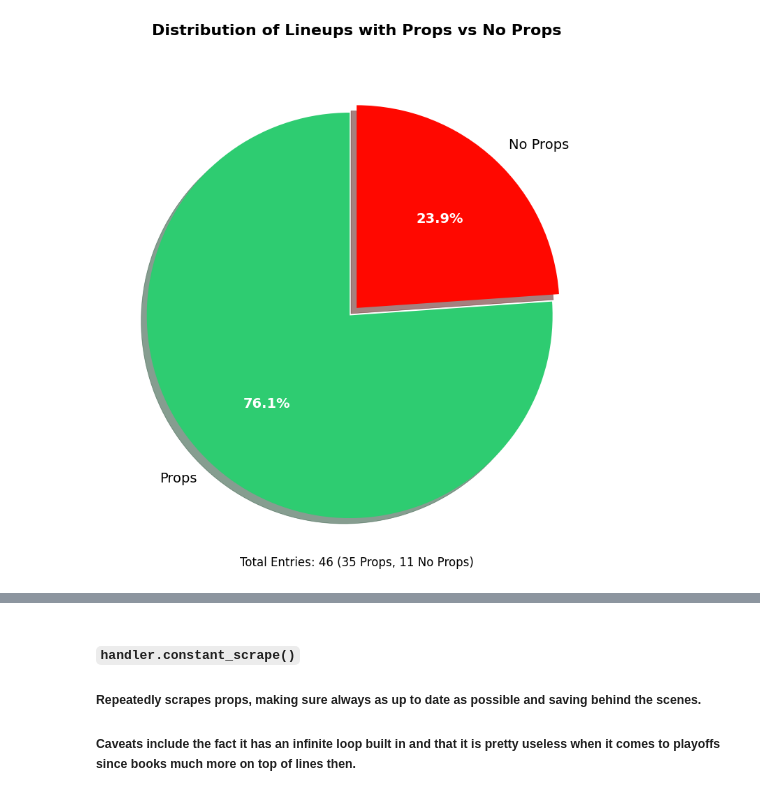
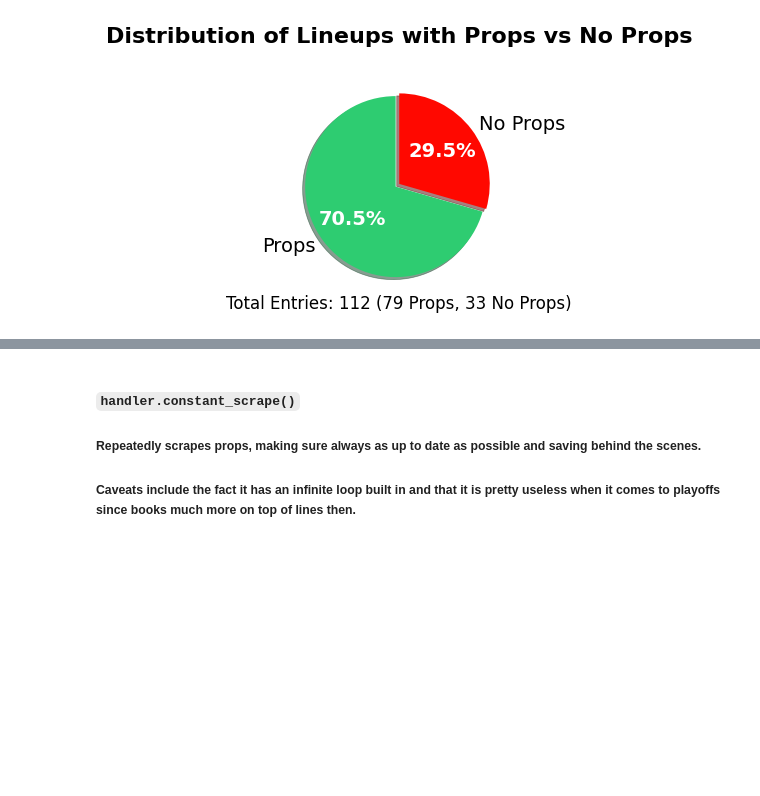
Before and after one commit to jackdegen/nba-props, a Jupyter notebook: src/props.ipynb, the cells around one changed output, grey strips where cells are left out. Drawn from its saved outputs; the diff is of its cells as text; code cells hidden in the pictures; blank space fills up the shorter version.

Commit message:
refactored repo to be more dataclass heavy and more easily configurable

```diff
--- a/src/props.ipynb
+++ b/src/props.ipynb
@@ -60,0 +36,18 @@ SA              9
+# %%
+df = PropHandler(
+    SITE,
+    MODE,
+    edits=EDITS,
+    ownership=OWNERSHIP,
+    drop=DROP,
+    # override_edits=OVERRIDE_EDITS
+).load(
+    update=True,
+    sort="e_fpts/$",
+).reset_index().assign(
+    e_ratio=lambda df_: (df_.e_fpts / df_.fpts).round(3),
+    # historical=lambda df_: df_.name.map(lambda name_: HISTORICAL.get(name_, 0.0)),
+    # hist_diff=lambda df_: df_.fpts-df_.historical,
+    # hist_ratio=lambda df_: (df_.fpts/df_.historical).round(2),
+    rank=lambda df_: df_.index+1
+).set_index('name')
@@ -61,17 +105,14 @@ SA              9
 # %%
-own_df = (pd
-          .read_csv(f'/home/deegs/devel/repos/nba-boxscores-git/nba-boxscores/data/2024-2025/contest-files/{SITE}/current/current-ownership.csv')
-          .set_index('name')
-         )
-
-df['own'] = df.index.map(lambda name: own_df.loc[name, 'own'] if name in own_df.index else 1)
-
-if not df.loc[df['no-props']==1].empty:
+if not df.loc[df.props == '---'].empty:
     try:
-        fig = visualize_prop_ratio(df, cutoff=0.0)
+        fig = prop_ratio(df, cutoff=0.0)
         display(fig)  # Only display once
         plt.close(fig)
     except ValueError:
         print('No props available. Using backup projections for all players.\n')
+else:
+    output_msgs('All players with props', char='=')
+
+display(df)
 # %% [output]
-[figure, old version]
+[figure, new version]
```
Also changed, not shown: parts of 15 cells of this notebook, 19 other files.
